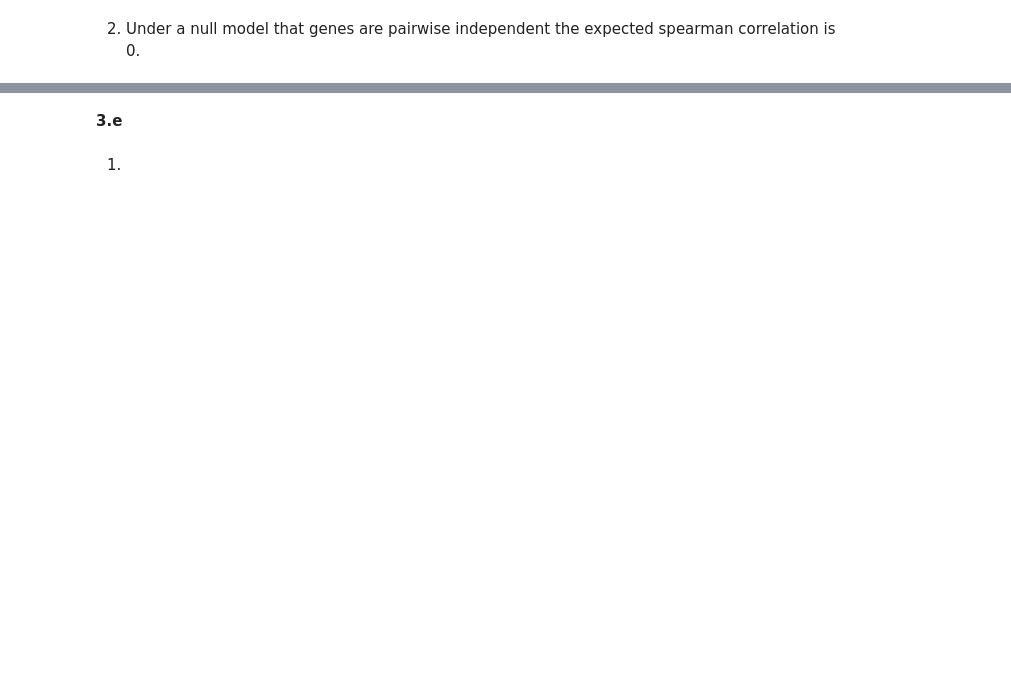
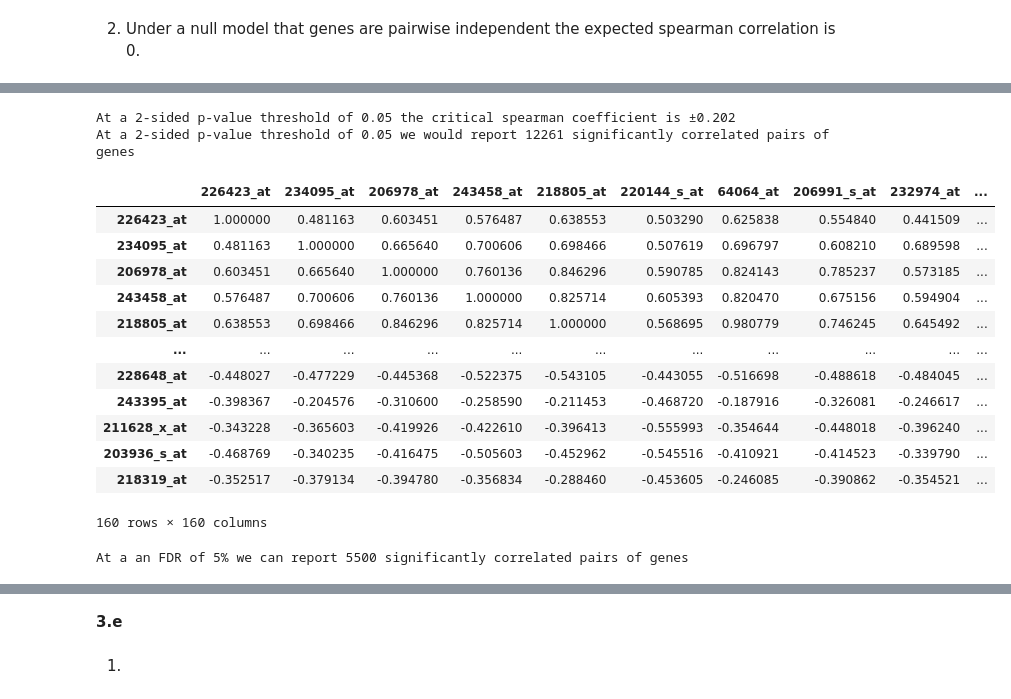
Before and after one commit to OfekBasson/StatisticsAndDataAnalsysHW3, a Jupyter notebook: HW3.ipynb, the cells around one changed output, grey strips where cells are left out. Drawn from its saved outputs; the diff is of its cells as text; code cells hidden in the pictures; blank space fills up the shorter version.

```diff
--- a/HW3.ipynb
+++ b/HW3.ipynb
@@ -274,0 +275,53 @@ corr_matrix
+# %%
+# 3.d.4 find the spearman correlation that corresponds to a 5% 2-tailed significance level.  To do this we will use the inverse fisher transform
+significance = .05
+z_value = norm.ppf(1-significance/2,0,1)
+fisher_step_1 = z_value/np.sqrt((data_without_incomplete_genes.shape[1]+1-3)/1.06)
+spearman_rho = (np.exp(2*fisher_step_1)-1) / (np.exp(2*fisher_step_1)+1)
+print(f'At a 2-sided p-value threshold of {significance} the critical spearman coefficient is \u00B1{spearman_rho:.3f}')
+
+corr_matrix = D.transpose().corr(method='spearman')
+
+# Get the indices for the upper triangle of the correlation matrix
+upper_tri_indices = np.triu_indices_from(corr_matrix, k=1)
+rhos = corr_matrix.values[upper_tri_indices]
+number_reported = sum(rhos>spearman_rho) + sum(rhos<-spearman_rho)
+print(f'At a 2-sided p-value threshold of {significance} we would report {number_reported} significantly correlated pairs of genes')
+corr_matrix
+# %% [output]
+At a 2-sided p-value threshold of 0.05 the critical spearman coefficient is ±0.202
+At a 2-sided p-value threshold of 0.05 we would report 12261 significantly correlated pairs of genes
+|  | 226423_at | 234095_at | 206978_at | 243458_at | 218805_at | 220144_s_at | 64064_at | 206991_s_at | 232974_at | ... |
+| 226423_at | 1.000000 | 0.481163 | 0.603451 | 0.576487 | 0.638553 | 0.503290 | 0.625838 | 0.554840 | 0.441509 | ... |
+| 234095_at | 0.481163 | 1.000000 | 0.665640 | 0.700606 | 0.698466 | 0.507619 | 0.696797 | 0.608210 | 0.689598 | ... |
+| 206978_at | 0.603451 | 0.665640 | 1.000000 | 0.760136 | 0.846296 | 0.590785 | 0.824143 | 0.785237 | 0.573185 | ... |
+| 243458_at | 0.576487 | 0.700606 | 0.760136 | 1.000000 | 0.825714 | 0.605393 | 0.820470 | 0.675156 | 0.594904 | ... |
+| 218805_at | 0.638553 | 0.698466 | 0.846296 | 0.825714 | 1.000000 | 0.568695 | 0.980779 | 0.746245 | 0.645492 | ... |
+| ... | ... | ... | ... | ... | ... | ... | ... | ... | ... | ... |
+| 228648_at | -0.448027 | -0.477229 | -0.445368 | -0.522375 | -0.543105 | -0.443055 | -0.516698 | -0.488618 | -0.484045 | ... |
+| 243395_at | -0.398367 | -0.204576 | -0.310600 | -0.258590 | -0.211453 | -0.468720 | -0.187916 | -0.326081 | -0.246617 | ... |
+| 211628_x_at | -0.343228 | -0.365603 | -0.419926 | -0.422610 | -0.396413 | -0.555993 | -0.354644 | -0.448018 | -0.396240 | ... |
+| 203936_s_at | -0.468769 | -0.340235 | -0.416475 | -0.505603 | -0.452962 | -0.545516 | -0.410921 | -0.414523 | -0.339790 | ... |
+| 218319_at | -0.352517 | -0.379134 | -0.394780 | -0.356834 | -0.288460 | -0.453605 | -0.246085 | -0.390862 | -0.354521 | ... |
+160 rows × 160 columns
+# %%
+#d.5
+
+#calculate fisher transform on spearman 160 choose 2 spearman coefficients
+samples = D.shape[1]
+F_transformed_rhos = 1/2*np.log((1+rhos)/(1-rhos))*np.sqrt((samples-3)/1.06)
+
+#calculate p-values of each spearman rho and sort rhos by p-values
+two_sided_pvalues = 2 * norm.sf(abs(F_transformed_rhos))
+rhos_df = pd.DataFrame({'spearman rho': rhos,'fisher transformed rho':F_transformed_rhos, '2-sided p-values': two_sided_pvalues})
+rhos_df_sorted = rhos_df.sort_values(by='2-sided p-values', ascending=True)
+rhos_df_sorted['p-value rank'] = np.arange(len(rhos_df_sorted)) + 1
+
+#calculate FDR for each row and compare to 5%
+genes_pairs = data.shape[0]*(data.shape[0]-1)/2
+rhos_df_sorted['FDR'] = rhos_df_sorted['2-sided p-values'] * genes_pairs / rhos_df_sorted['p-value rank']
+reported_correlations = sum(rhos_df_sorted['FDR']<.05)
+# rhos_df_sorted.to_excel('rhos_dataframe_sorted.xlsx')
+print(f'At a an FDR of 5% we can report {reported_correlations} significantly correlated pairs of genes')
+# %% [output]
+At a an FDR of 5% we can report 5500 significantly correlated pairs of genes
```
Also changed, not shown: parts of 31 cells of this notebook.
